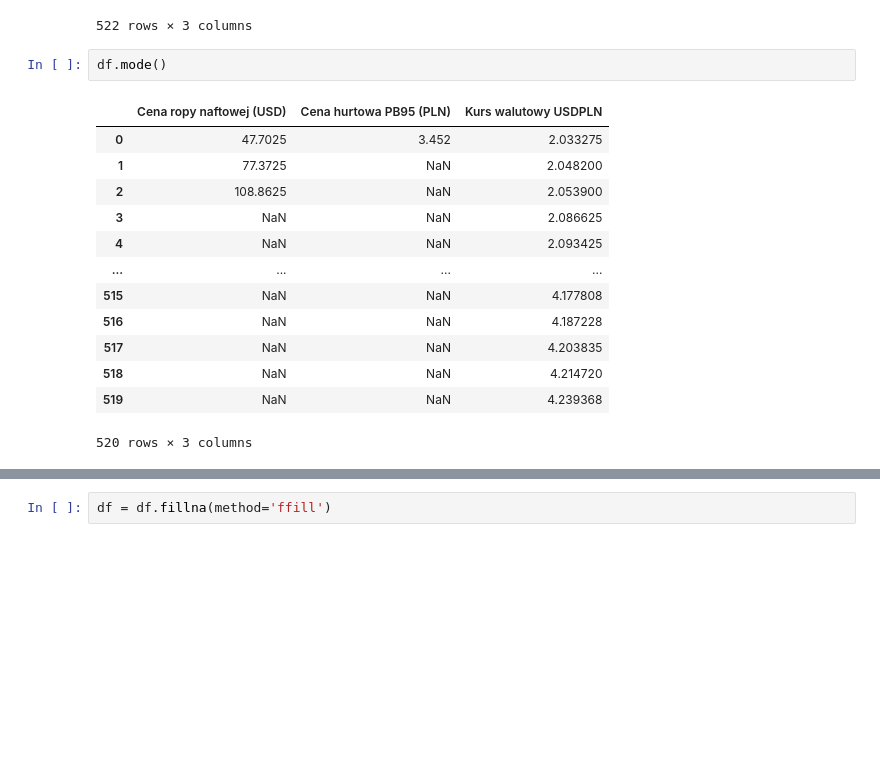
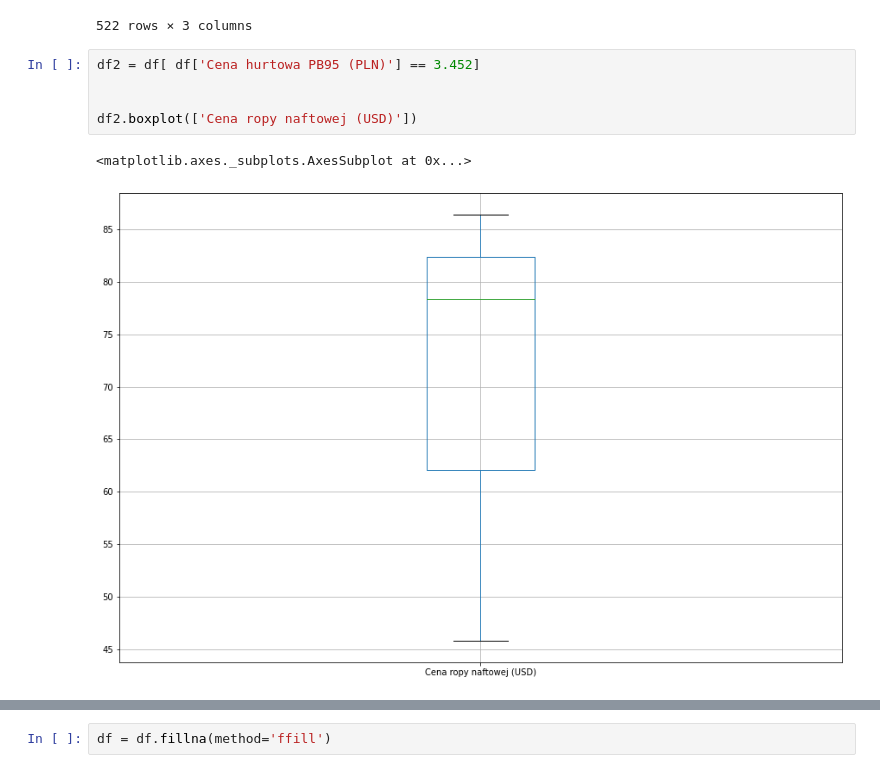
Before and after one commit to WestedCrean/ml-notebooks, a Jupyter notebook: matlab/fuel_prices.ipynb, the cells around one changed output, grey strips where cells are left out. Drawn from its saved outputs; the diff is of its cells as text; blank space fills up the shorter version.

```diff
--- a/matlab/fuel_prices.ipynb
+++ b/matlab/fuel_prices.ipynb
@@ -128,19 +128,11 @@ display(df)
 | 2016-12-19 | 53.885000 | 3.704500 | 4.239368 |
 | 2016-12-26 | 54.965000 | 3.750000 | 4.214720 |
 522 rows × 3 columns
-# %%
-df.mode()
-# %% [output]
-|  | Cena ropy naftowej (USD) | Cena hurtowa PB95 (PLN) | Kurs walutowy USDPLN |
-| 0 | 47.7025 | 3.452 | 2.033275 |
-| 1 | 77.3725 | NaN | 2.048200 |
-| 2 | 108.8625 | NaN | 2.053900 |
-| 3 | NaN | NaN | 2.086625 |
-| 4 | NaN | NaN | 2.093425 |
-| ... | ... | ... | ... |
-| 515 | NaN | NaN | 4.177808 |
-| 516 | NaN | NaN | 4.187228 |
-| 517 | NaN | NaN | 4.203835 |
-| 518 | NaN | NaN | 4.214720 |
-| 519 | NaN | NaN | 4.239368 |
-520 rows × 3 columns
+# %%
+df2 = df[ df['Cena hurtowa PB95 (PLN)'] == 3.452]
+
+
+df2.boxplot(['Cena ropy naftowej (USD)'])
+# %% [output]
+<matplotlib.axes._subplots.AxesSubplot at 0x...>
+[figure, added]
```
Also changed, not shown: parts of 6 cells of this notebook, 9 other files.
